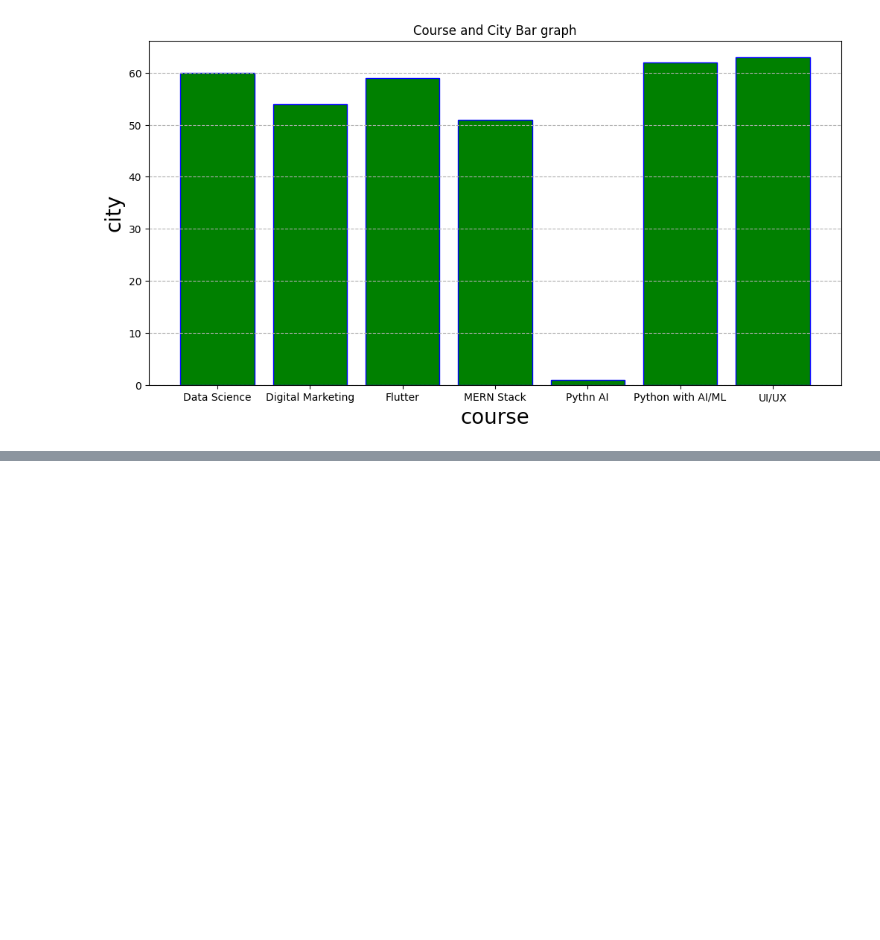
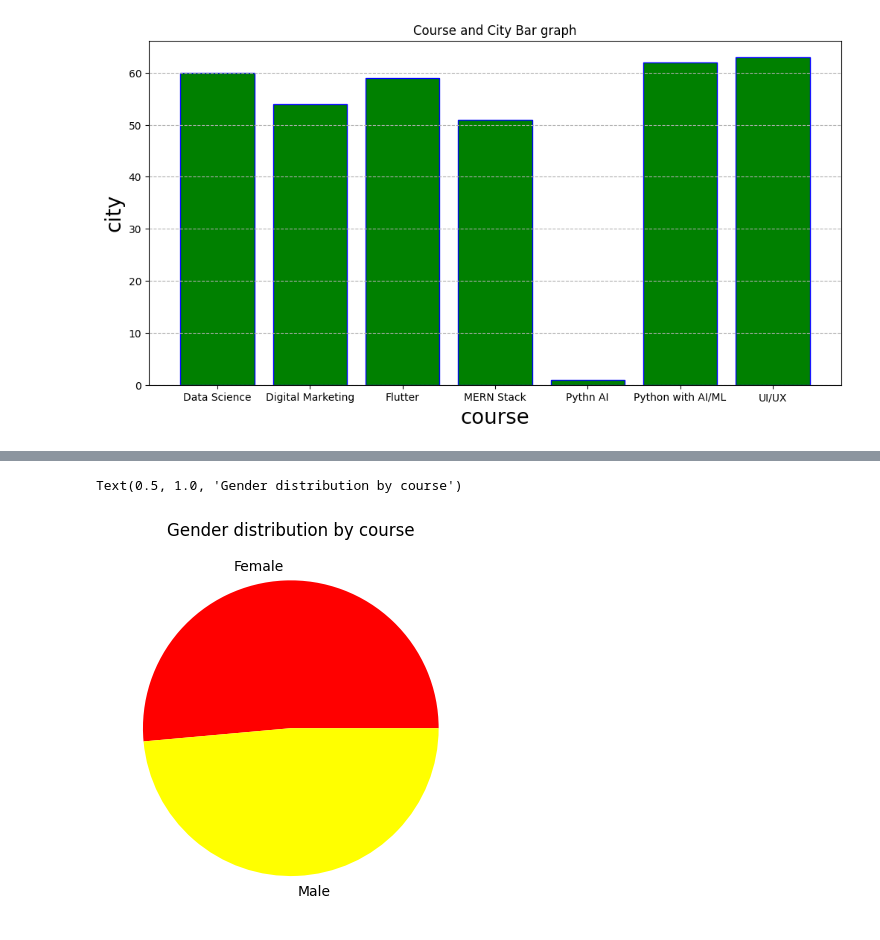
Before and after one commit to Bishwash074/ai_udan, a Jupyter notebook: week-4/matplotlib.ipynb, the cells around one changed output, grey strips where cells are left out. Cells and saved outputs as stored; diff of their text form; code cells hidden in the pictures; blank space fills up the shorter version.

```diff
--- a/week-4/matplotlib.ipynb
+++ b/week-4/matplotlib.ipynb
@@ -47,0 +80,12 @@ Name: city, dtype: int64
+# %%
+gender_course=dd.groupby("gender")["course"].count()
+# %%
+colors=[
+    "red",
+    "yellow"
+]
+plt.pie(gender_course.values,colors=colors,labels=gender_course.index)
+plt.title("Gender distribution by course")
+# %% [output]
+Text(0.5, 1.0, 'Gender distribution by course')
+[figure, added]
```
Also changed, not shown: parts of 7 cells of this notebook.
